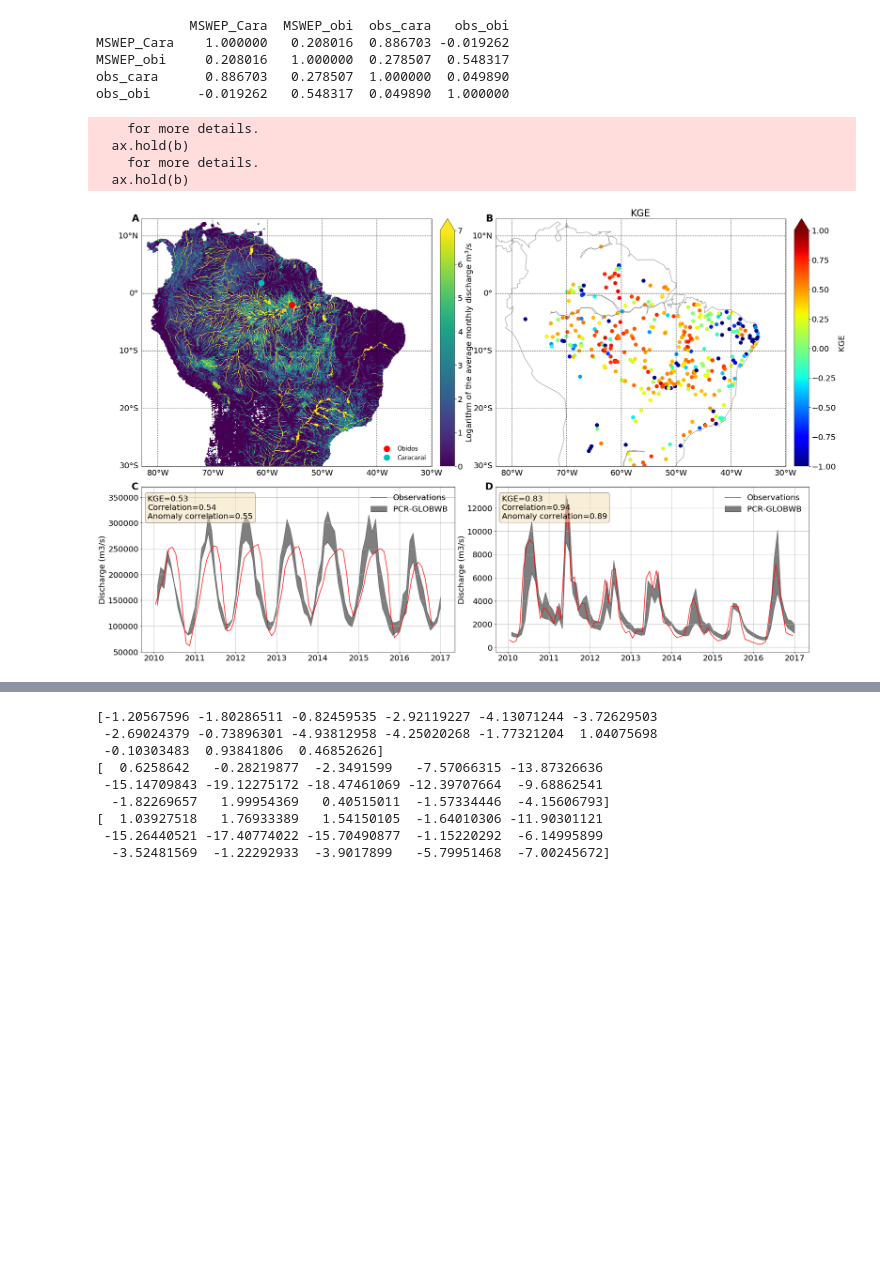
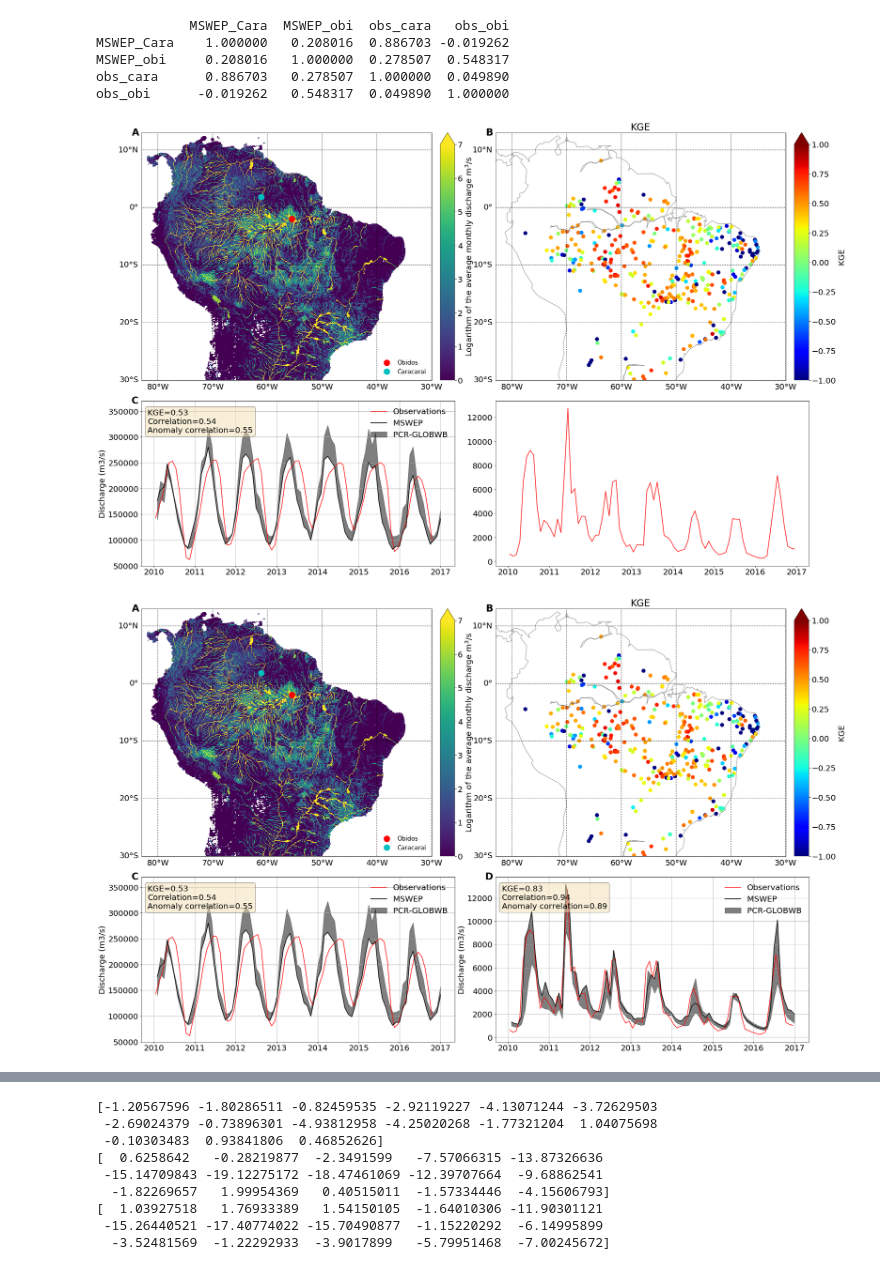
Before and after one commit to Killaars/PhD, a Jupyter notebook: ELNino/Figures ENSO-2.ipynb, the cells around one changed output, grey strips where cells are left out. Saved outputs shown, nothing was run; the diff lists cells and outputs as text; code cells hidden in the pictures; blank space fills up the shorter version.

```diff
--- a/ELNino/Figures ENSO-2.ipynb
+++ b/ELNino/Figures ENSO-2.ipynb
@@ -185,6 +185,7 @@ ax2.text(-0.02,1.0,'B',transform=ax2.transAxes,va='center',ha='center',weight='b
 ax3 = fig.add_subplot(gs[1,0])
 #ax3.set_title("Discharge Amazon at Obidos",fontsize='15')
 ax3.plot(obsdata.index, obsdata['discharge obidos'], 'r',label='Observations')
+ax3.plot(Plot_df.index, Plot_df['MSWEP_obi'], 'k',label='MSWEP')
 ax3.fill_between(Plot_df.index, Plot_df['min_obi'],
                  Plot_df['max_obi'], color='k', alpha=0.5,label='PCR-GLOBWB')
 plt.ylabel('Discharge (m3/s)')
@@ -197,38 +198,36 @@ props = dict(boxstyle='round', facecolor='wheat', alpha=0.5)
 ax3.text(0.02, 0.95, textstr, transform=ax3.transAxes,
         verticalalignment='top', bbox=props)
 plt.grid(True)
 ax3.text(-0.02,1.0,'C',transform=ax3.transAxes,va='center',ha='center',weight='bold',size='large')
 
 ax4 = fig.add_subplot(gs[1,1])
 #ax4.set_title("Discharge Amazon at Caracarai",fontsize='15')
 ax4.plot(obsdata.index, obsdata['discharge caracarai'], 'r',label='Observations')
+ax4.plot(Plot_df.index, Plot_df['MSWEP_Cara'], 'k',label='MSWEP')
 ax4.fill_between(Plot_df.index, Plot_df['min_Cara'],
                  Plot_df['max_Cara'], color='k', alpha=0.5,label='PCR-GLOBWB')
 plt.ylabel('Discharge (m3/s)')
 plt.legend(frameon=False)
 
 # Textbox with skill scores
 textstr = 'KGE=%.2f\nCorrelation=%.2f\nAnomaly correlation=%.2f'%(KGE_Cara, r_Cara, ano_r_Cara)
 props = dict(boxstyle='round', facecolor='wheat', alpha=0.5)
 # place a text box in upper left in axes coords
 ax4.text(0.02, 0.95, textstr, transform=ax4.transAxes,
         verticalalignment='top', bbox=props)
 plt.grid(True)
 ax4.text(-0.02,1.0,'D',transform=ax4.transAxes,va='center',ha='center',weight='bold',size='large')
 
 plt.savefig("/Users/killaars/PhD/Elnino/Figures_paper/Figure_1.pdf", bbox_inches='tight', dpi=300)
 plt.show()
 # %% [output]
             MSWEP_Cara  MSWEP_obi  obs_cara   obs_obi
 MSWEP_Cara    1.000000   0.208016  0.886703 -0.019262
 MSWEP_obi     0.208016   1.000000  0.278507  0.548317
 obs_cara      0.886703   0.278507  1.000000  0.049890
 obs_obi      -0.019262   0.548317  0.049890  1.000000
-    for more details.
-  ax.hold(b)
-    for more details.
-  ax.hold(b)
-[figure, old version]
+[figure, new version]
+[figure, added]
 # %%
 # Figure 2
 import datetime
```
Also changed, not shown: parts of 3 cells of this notebook, 5 other files.
